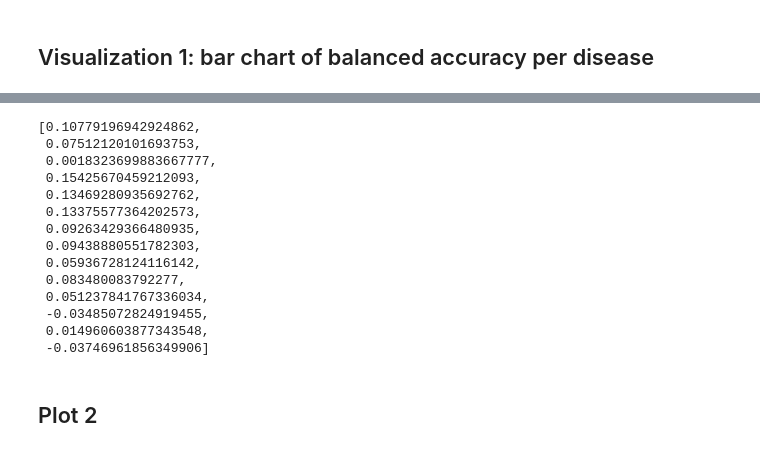
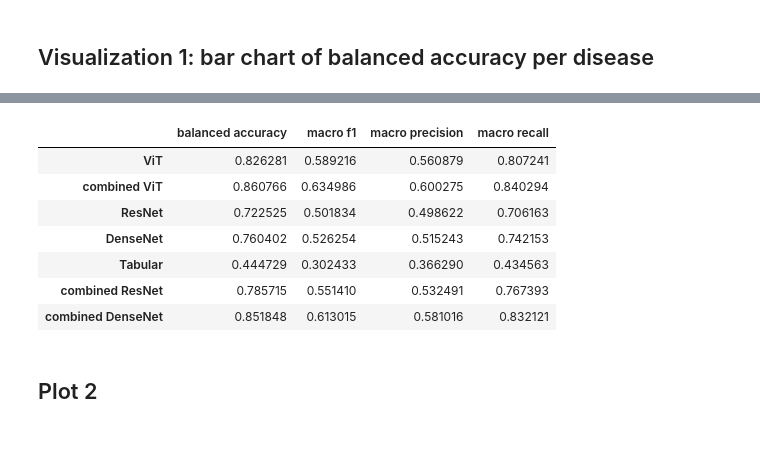
Before and after one commit to silviiaromanato/biomed-team4, a Jupyter notebook: multimodal/visualization.ipynb, the cells around one changed output, grey strips where cells are left out. Drawn from its saved outputs; the diff is of its cells as text; code cells hidden in the pictures.

```diff
--- a/multimodal/visualization.ipynb
+++ b/multimodal/visualization.ipynb
@@ -252,20 +178,14 @@ plt.tight_layout()
-# %%
-diff
-# %% [output]
-[0.10779196942924862,
- 0.07512120101693753,
- 0.0018323699883667777,
- 0.15425670459212093,
- 0.13469280935692762,
- 0.13375577364202573,
- 0.09263429366480935,
- 0.09438880551782303,
- 0.05936728124116142,
- 0.083480083792277,
- 0.051237841767336034,
- -0.03485072824919455,
- 0.014960603877343548,
- -0.03746961856349906]
+# %%
+results
+# %% [output]
+|  | balanced accuracy | macro f1 | macro precision | macro recall |
+| ViT | 0.826281 | 0.589216 | 0.560879 | 0.807241 |
+| combined ViT | 0.860766 | 0.634986 | 0.600275 | 0.840294 |
+| ResNet | 0.722525 | 0.501834 | 0.498622 | 0.706163 |
+| DenseNet | 0.760402 | 0.526254 | 0.515243 | 0.742153 |
+| Tabular | 0.444729 | 0.302433 | 0.366290 | 0.434563 |
+| combined ResNet | 0.785715 | 0.551410 | 0.532491 | 0.767393 |
+| combined DenseNet | 0.851848 | 0.613015 | 0.581016 | 0.832121 |
 # %% [markdown]
 ## Plot 2
 # %%
```
Also changed, not shown: parts of 4 cells of this notebook.
